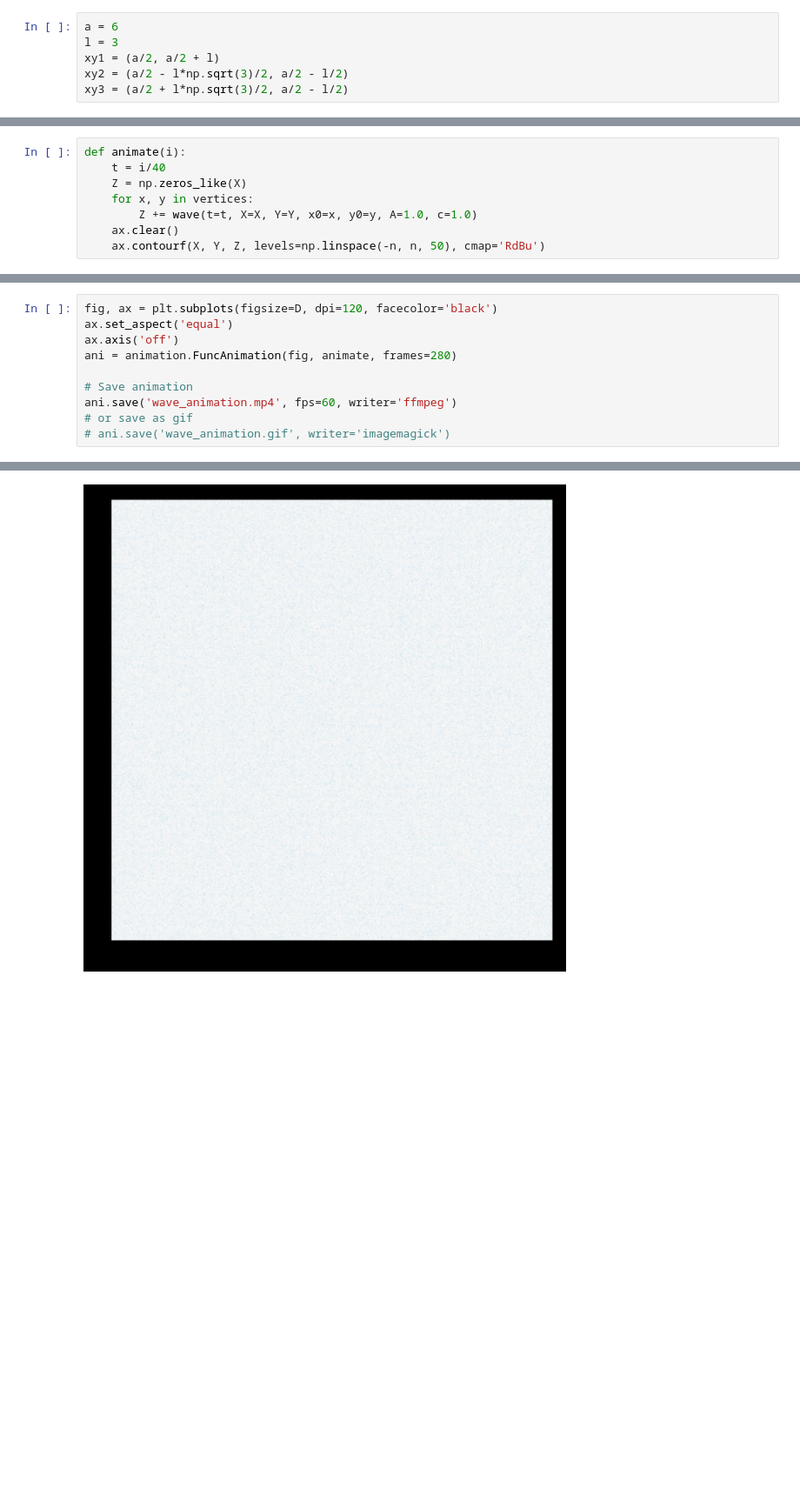
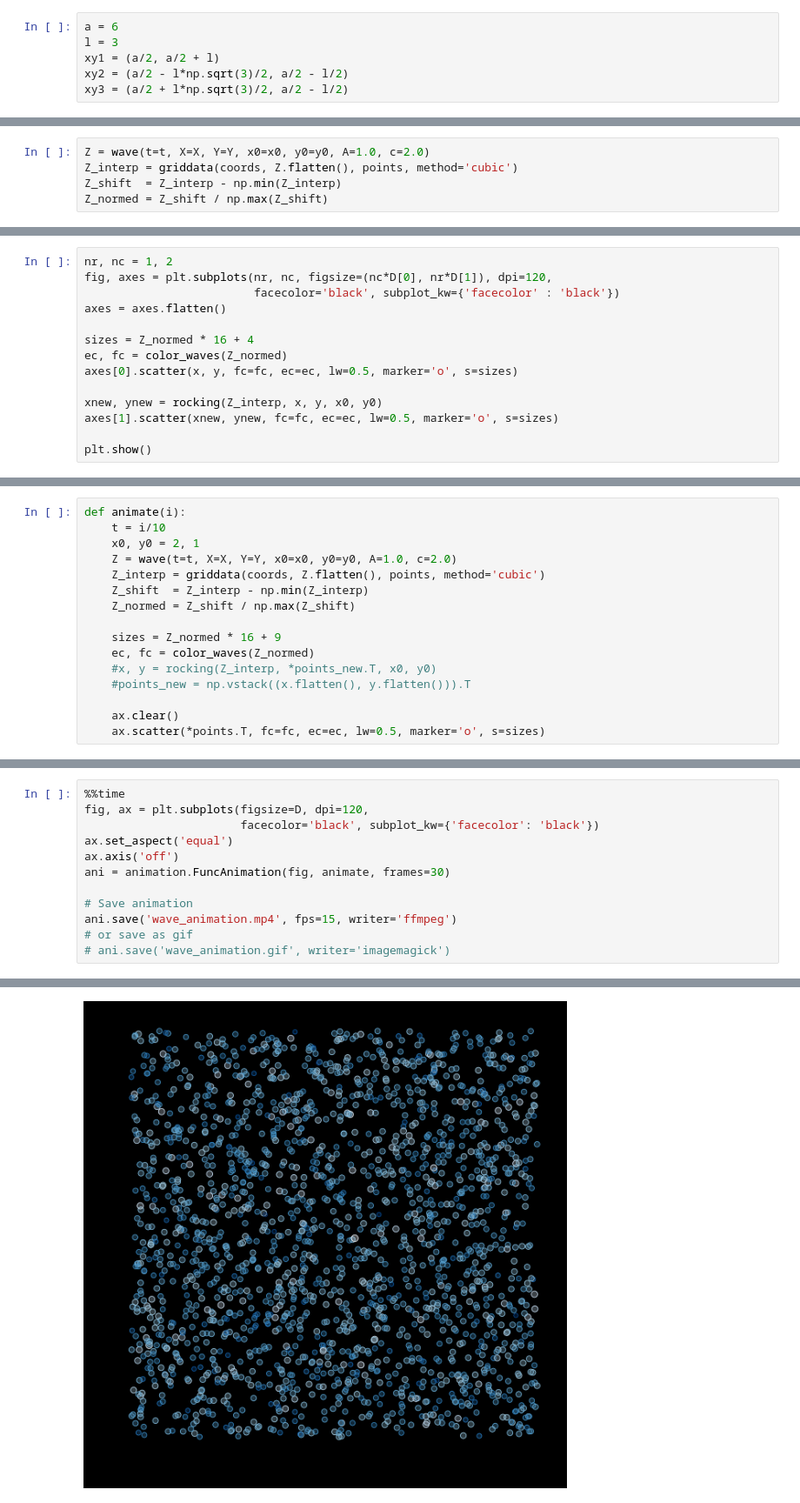
Before and after one commit to masterdesky/maths, a Jupyter notebook: waves/wavy.ipynb, the cells around one changed output, grey strips where cells are left out. Shown at 87% size. Cells and saved outputs as stored; diff of their text form; blank space fills up the shorter version.

Commit message:
updates to wave gen, wave sim class, particle waves

```diff
--- a/waves/wavy.ipynb
+++ b/waves/wavy.ipynb
@@ -105,0 +134,5 @@ plt.show()
+# %%
+Z = wave(t=t, X=X, Y=Y, x0=x0, y0=y0, A=1.0, c=2.0)
+Z_interp = griddata(coords, Z.flatten(), points, method='cubic')
+Z_shift  = Z_interp - np.min(Z_interp)
+Z_normed = Z_shift / np.max(Z_shift)
@@ -105,0 +182,14 @@ plt.show()
+# %%
+nr, nc = 1, 2
+fig, axes = plt.subplots(nr, nc, figsize=(nc*D[0], nr*D[1]), dpi=120,
+                         facecolor='black', subplot_kw={'facecolor' : 'black'})
+axes = axes.flatten()
+
+sizes = Z_normed * 16 + 4
+ec, fc = color_waves(Z_normed)
+axes[0].scatter(x, y, fc=fc, ec=ec, lw=0.5, marker='o', s=sizes)
+
+xnew, ynew = rocking(Z_interp, x, y, x0, y0)
+axes[1].scatter(xnew, ynew, fc=fc, ec=ec, lw=0.5, marker='o', s=sizes)
+
+plt.show()
@@ -106,8 +200,16 @@ plt.show()
 # %%
 def animate(i):
-    t = i/40
-    Z = np.zeros_like(X)
-    for x, y in vertices:
-        Z += wave(t=t, X=X, Y=Y, x0=x, y0=y, A=1.0, c=1.0)
+    t = i/10
+    x0, y0 = 2, 1
+    Z = wave(t=t, X=X, Y=Y, x0=x0, y0=y0, A=1.0, c=2.0)
+    Z_interp = griddata(coords, Z.flatten(), points, method='cubic')
+    Z_shift  = Z_interp - np.min(Z_interp)
+    Z_normed = Z_shift / np.max(Z_shift)
+
+    sizes = Z_normed * 16 + 9
+    ec, fc = color_waves(Z_normed)
+    #x, y = rocking(Z_interp, *points_new.T, x0, y0)
+    #points_new = np.vstack((x.flatten(), y.flatten())).T
+
     ax.clear()
-    ax.contourf(X, Y, Z, levels=np.linspace(-n, n, 50), cmap='RdBu')
+    ax.scatter(*points.T, fc=fc, ec=ec, lw=0.5, marker='o', s=sizes)
@@ -114,11 +222,13 @@ def animate(i):
 # %%
-fig, ax = plt.subplots(figsize=D, dpi=120, facecolor='black')
+%%time
+fig, ax = plt.subplots(figsize=D, dpi=120,
+                       facecolor='black', subplot_kw={'facecolor': 'black'})
 ax.set_aspect('equal')
 ax.axis('off')
-ani = animation.FuncAnimation(fig, animate, frames=280)
+ani = animation.FuncAnimation(fig, animate, frames=30)
 
 # Save animation
-ani.save('wave_animation.mp4', fps=60, writer='ffmpeg')
+ani.save('wave_animation.mp4', fps=15, writer='ffmpeg')
 # or save as gif
 # ani.save('wave_animation.gif', writer='imagemagick')
 # %% [output]
@@ -125 +237 @@ ani.save('wave_animation.mp4', fps=60, writer='ffmpeg')
-[figure, old version]
+[figure, new version]
```
Also changed, not shown: parts of 44 cells of this notebook.
